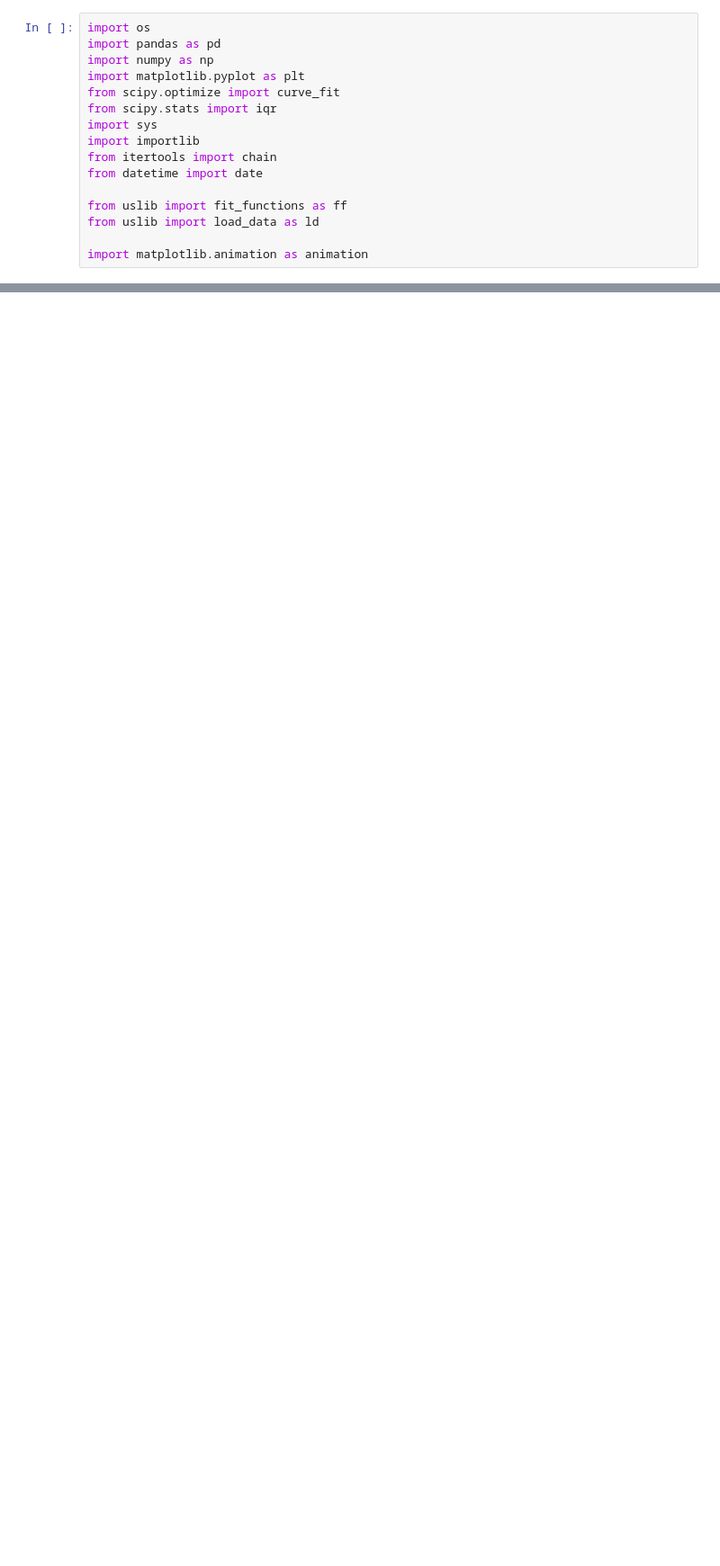
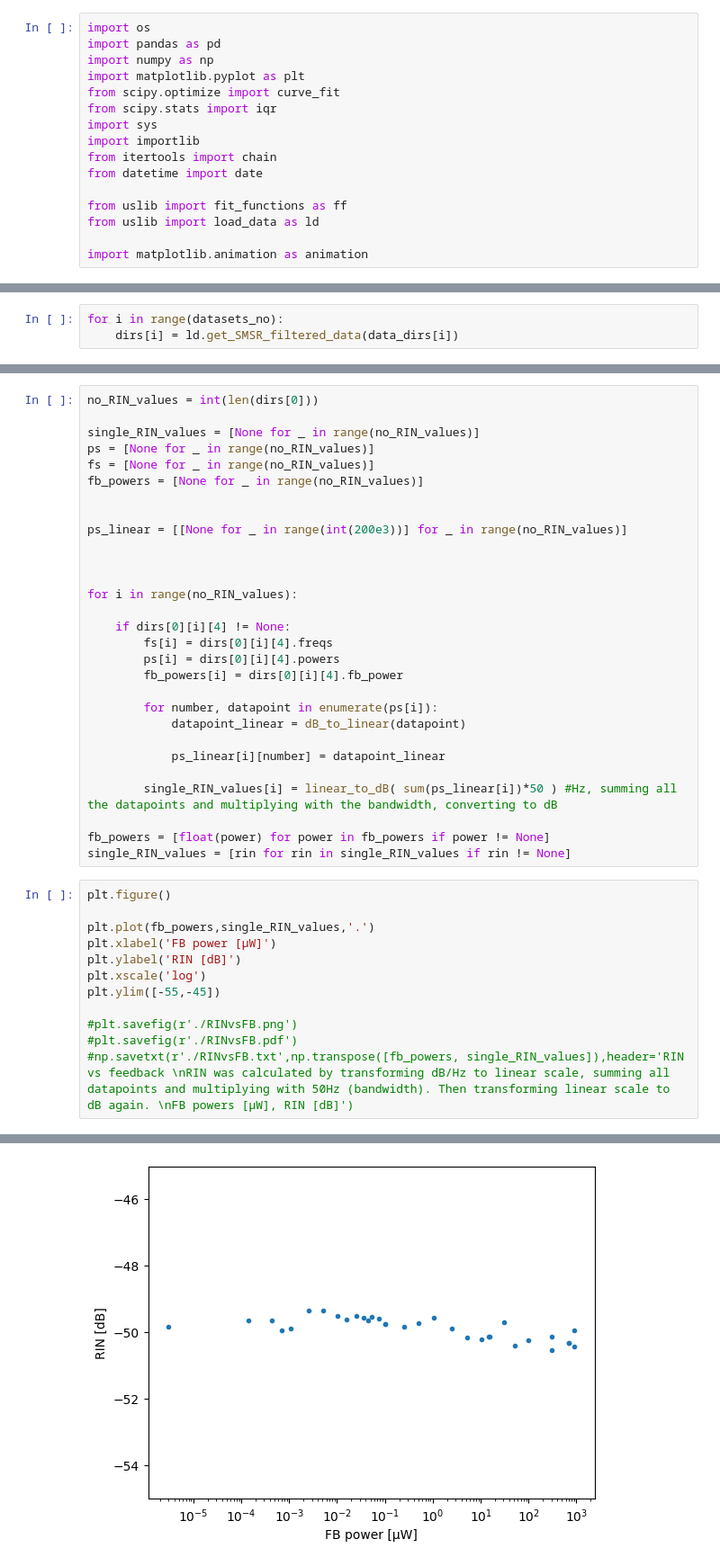
Before and after one commit to auphotonicLab/PICLab-narrow-linewidth, a Jupyter notebook: feedback_u_shaped_laser/SMSR_filtered_data_fits.ipynb, the cells around one changed output, grey strips where cells are left out. Shown at 90% size. Saved outputs shown, nothing was run; the diff lists cells and outputs as text; blank space fills up the shorter version.

```diff
--- a/feedback_u_shaped_laser/SMSR_filtered_data_fits.ipynb
+++ b/feedback_u_shaped_laser/SMSR_filtered_data_fits.ipynb
@@ -16,0 +33,3 @@ import matplotlib.animation as animation
+# %%
+for i in range(datasets_no):
+    dirs[i] = ld.get_SMSR_filtered_data(data_dirs[i])
@@ -16,0 +77,42 @@ import matplotlib.animation as animation
+# %%
+no_RIN_values = int(len(dirs[0]))
+
+single_RIN_values = [None for _ in range(no_RIN_values)]
+ps = [None for _ in range(no_RIN_values)]
+fs = [None for _ in range(no_RIN_values)]
+fb_powers = [None for _ in range(no_RIN_values)]
+
+
+ps_linear = [[None for _ in range(int(200e3))] for _ in range(no_RIN_values)]
+
+
+
+for i in range(no_RIN_values):
+
+    if dirs[0][i][4] != None:
+        fs[i] = dirs[0][i][4].freqs
+        ps[i] = dirs[0][i][4].powers
+        fb_powers[i] = dirs[0][i][4].fb_power
+
+        for number, datapoint in enumerate(ps[i]):
+            datapoint_linear = dB_to_linear(datapoint)
+
+            ps_linear[i][number] = datapoint_linear
+
+        single_RIN_values[i] = linear_to_dB( sum(ps_linear[i])*50 ) #Hz, summing all the datapoints and multiplying with the bandwidth, converting to dB
+
+fb_powers = [float(power) for power in fb_powers if power != None]
+single_RIN_values = [rin for rin in single_RIN_values if rin != None]
+# %%
+plt.figure()
+
+plt.plot(fb_powers,single_RIN_values,'.')
+plt.xlabel('FB power [µW]')
+plt.ylabel('RIN [dB]')
+plt.xscale('log')
+plt.ylim([-55,-45])
+
+#plt.savefig(r'./RINvsFB.png')
+#plt.savefig(r'./RINvsFB.pdf')
+#np.savetxt(r'./RINvsFB.txt',np.transpose([fb_powers, single_RIN_values]),header='RIN vs feedback \nRIN was calculated by transforming dB/Hz to linear scale, summing all datapoints and multiplying with 50Hz (bandwidth). Then transforming linear scale to dB again. \nFB powers [µW], RIN [dB]')
+# %% [output]
@@ -16,0 +120 @@ import matplotlib.animation as animation
+[figure, added]
```
Also changed, not shown: parts of 31 cells of this notebook, 1 other file.
